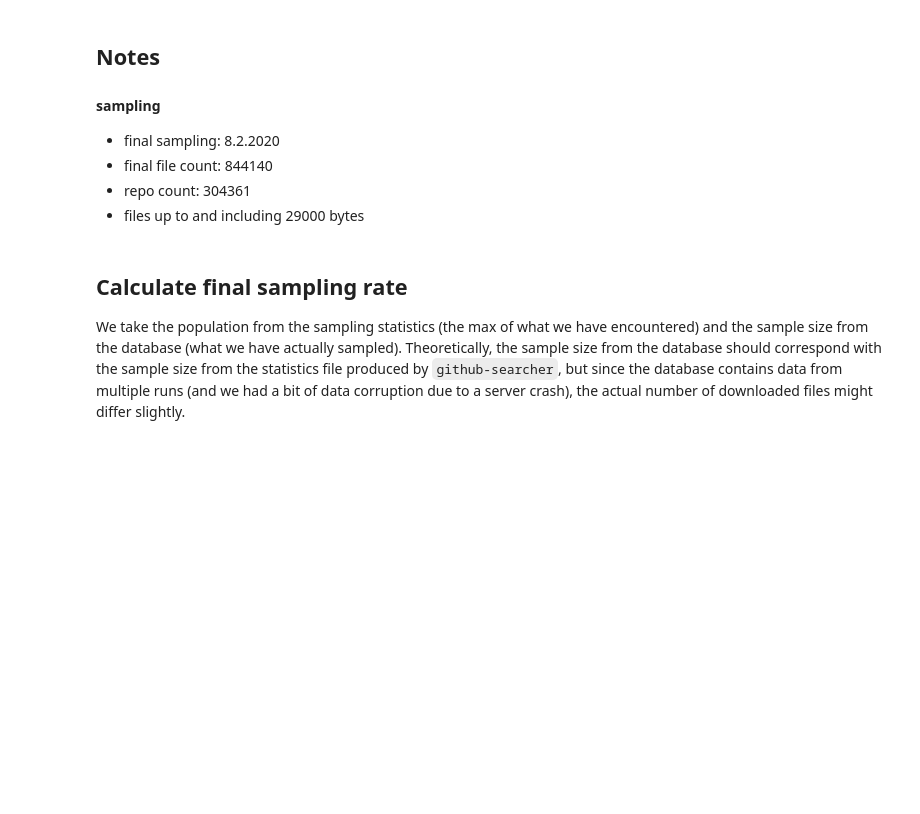
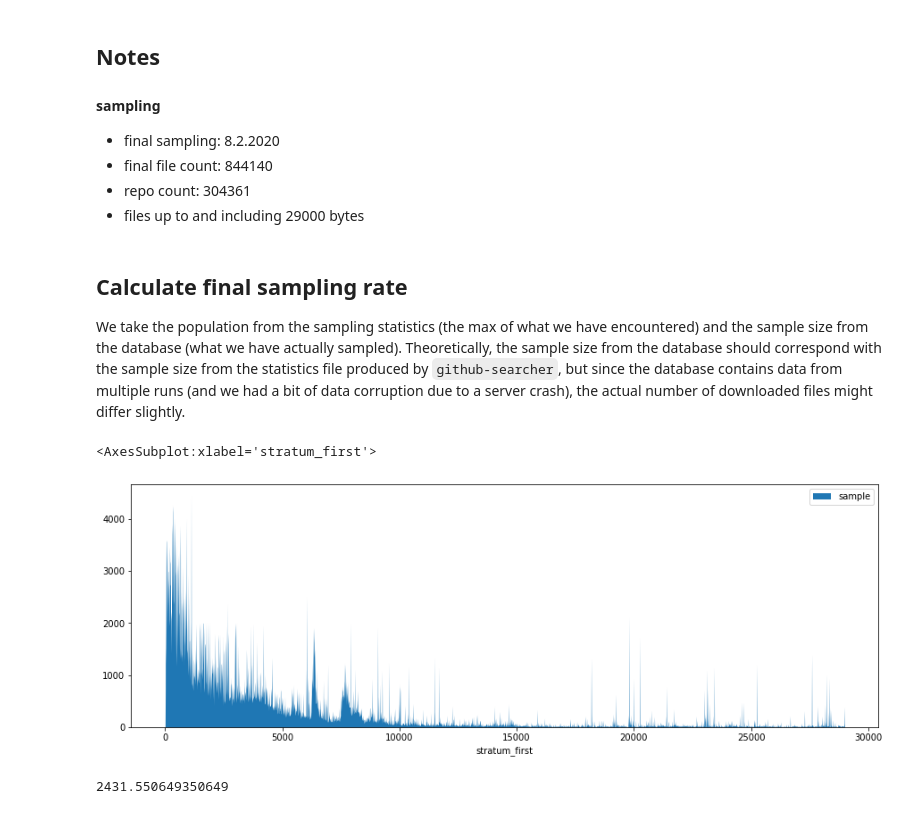
Before and after one commit to ipa-lab/shell-alias-analysis, a Jupyter notebook: notebooks/sampling.ipynb, the cells around one changed output. Cells and saved outputs as stored; diff of their text form; code cells hidden in the pictures; blank space fills up the shorter version.

```diff
--- a/notebooks/sampling.ipynb
+++ b/notebooks/sampling.ipynb
@@ -224,3 +224,15 @@ with open('/projects/shell-alias-analysis/sampling-merged.csv', 'r') as f, open(
 
 #        print(f'{strat_first} .. {strat_last} | {pop} | {sam} | {actual_sam}')
         writer.writerow((strat_first,strat_last,pop,actual_sam))
+# %%
+samp = pd.read_csv('../sampling.csv', usecols=['stratum_first','population','sample'])
+grid = samp.loc[:, ['stratum_first','sample']]
+grid.plot.area(x='stratum_first',y='sample',figsize=(15,5),linewidth=0)
+# %% [output]
+<AxesSubplot:xlabel='stratum_first'>
+[figure, added]
+# %%
+import weighted
+weighted.median(samp['stratum_first'], samp['population'])
+# %% [output]
+2431.550649350649
```
Also changed, not shown: 4 other files.
